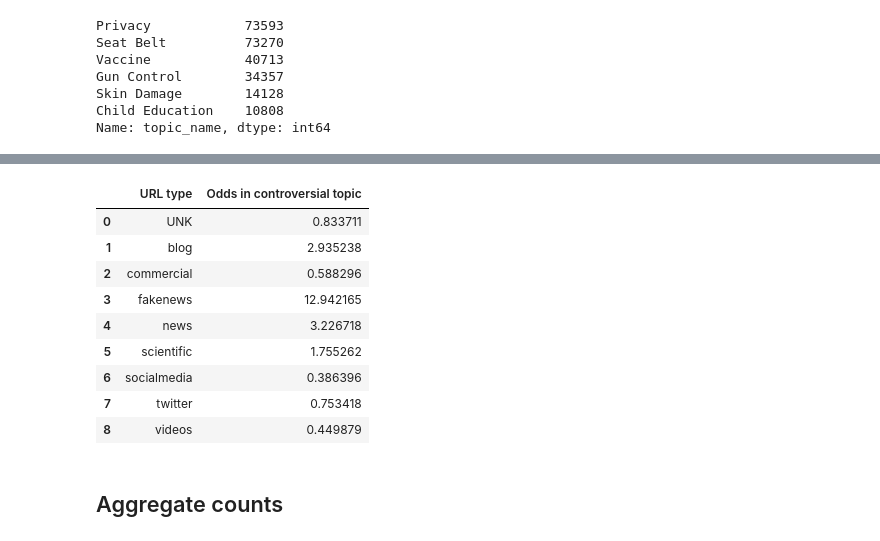
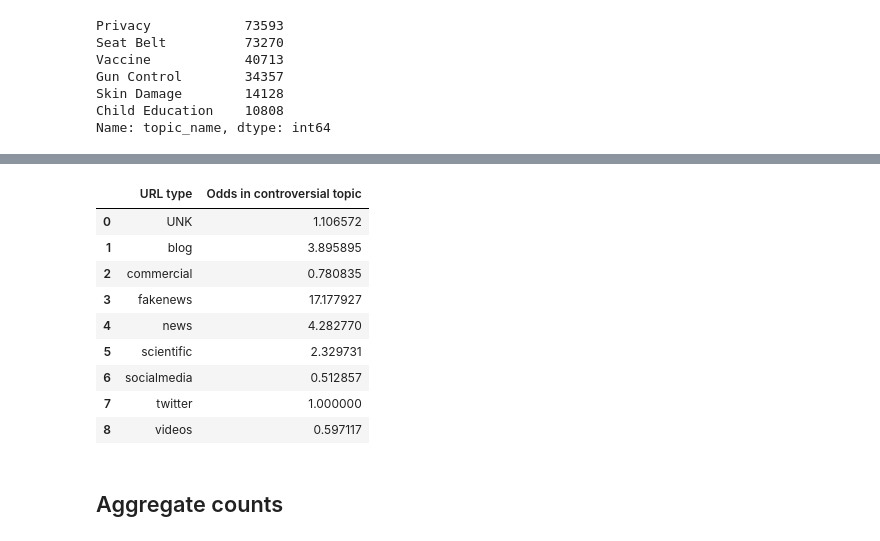
Before and after one commit to napsternxg/ControversialTweetAnalysis, a Jupyter notebook: Analysis.ipynb, the cells around one changed output, grey strips where cells are left out. Drawn from its saved outputs; the diff is of its cells as text; code cells hidden in the pictures.

```diff
--- a/Analysis.ipynb
+++ b/Analysis.ipynb
@@ -381,19 +395,21 @@ with sns.plotting_context(
 # %%
-(
+df_t = (
     ((df_X[(df_y == 1) & (df.t_n_urls > 0)].drop(["NONE"], axis=1) > 0)* 1.).describe().T["mean"]/
     ((df_X[(df_y == 0) & (df.t_n_urls > 0)].drop(["NONE"], axis=1) > 0)* 1.).describe().T["mean"]
-).to_frame().reset_index().rename(columns={"index": "URL type", "mean": "Odds in controversial topic"})
+).to_frame()
+df_t["mean"] = (df_t["mean"]/df_t.ix["twitter", "mean"])
+df_t.reset_index().rename(columns={"index": "URL type", "mean": "Odds in controversial topic"})
 # %% [output]
 |  | URL type | Odds in controversial topic |
-| 0 | UNK | 0.833711 |
-| 1 | blog | 2.935238 |
-| 2 | commercial | 0.588296 |
-| 3 | fakenews | 12.942165 |
-| 4 | news | 3.226718 |
-| 5 | scientific | 1.755262 |
-| 6 | socialmedia | 0.386396 |
-| 7 | twitter | 0.753418 |
-| 8 | videos | 0.449879 |
+| 0 | UNK | 1.106572 |
+| 1 | blog | 3.895895 |
+| 2 | commercial | 0.780835 |
+| 3 | fakenews | 17.177927 |
+| 4 | news | 4.282770 |
+| 5 | scientific | 2.329731 |
+| 6 | socialmedia | 0.512857 |
+| 7 | twitter | 1.000000 |
+| 8 | videos | 0.597117 |
 # %% [markdown]
 ## Aggregate counts
 # %%
```
Also changed, not shown: parts of 11 cells of this notebook, 1 other file.
